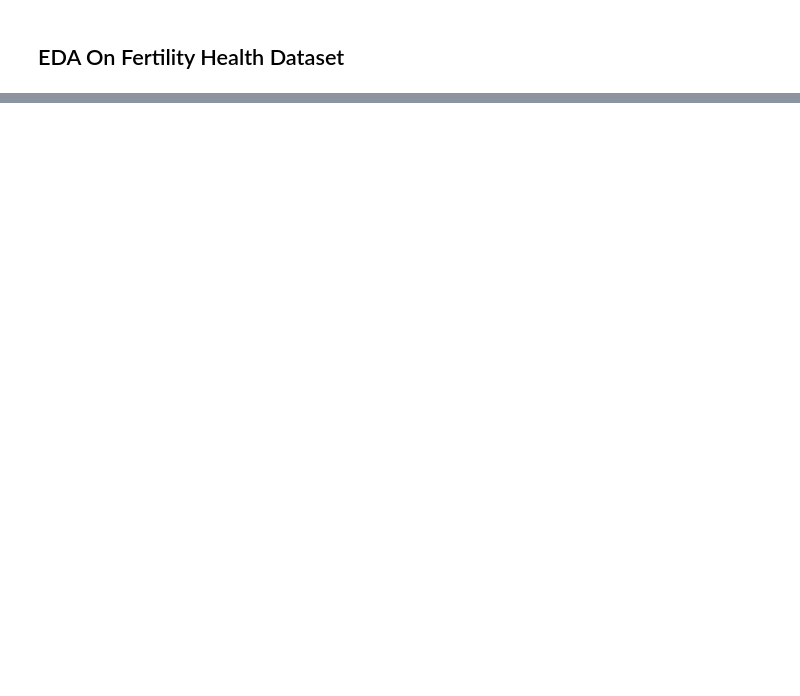
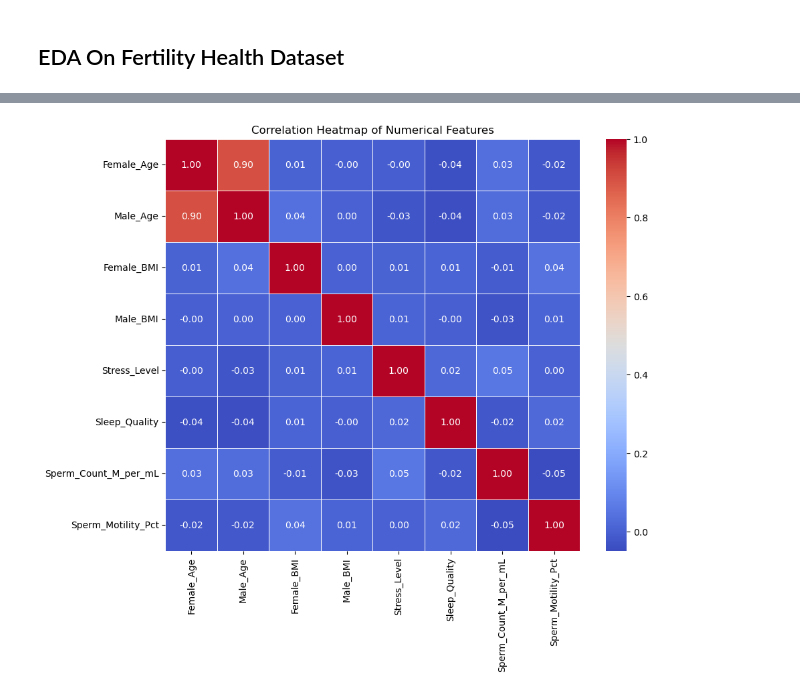
Before and after one commit to datascientist-man/EDA_Student_performance, a Jupyter notebook: Eda_fertility_health_machine_learning.ipynb, the cells around one changed output, grey strips where cells are left out. Drawn from its saved outputs; the diff is of its cells as text; code cells hidden in the pictures; blank space fills up the shorter version.

```diff
--- a/Eda_fertility_health_machine_learning.ipynb
+++ b/Eda_fertility_health_machine_learning.ipynb
@@ -26,0 +195,12 @@ df.head()
+# %%
+plt.figure(figsize=(10, 8))
+# Selecting only numerical columns
+numerical_cols = ['Female_Age', 'Male_Age', 'Female_BMI', 'Male_BMI', 'Stress_Level',
+                  'Sleep_Quality', 'Sperm_Count_M_per_mL', 'Sperm_Motility_Pct']
+corr = df[numerical_cols].corr()
+
+sns.heatmap(corr, annot=True, cmap='coolwarm', fmt=".2f", linewidths=0.5)
+plt.title('Correlation Heatmap of Numerical Features')
+plt.savefig('correlation_heatmap.png')
+# %% [output]
+[figure, added]
```
Also changed, not shown: parts of 16 cells of this notebook.
